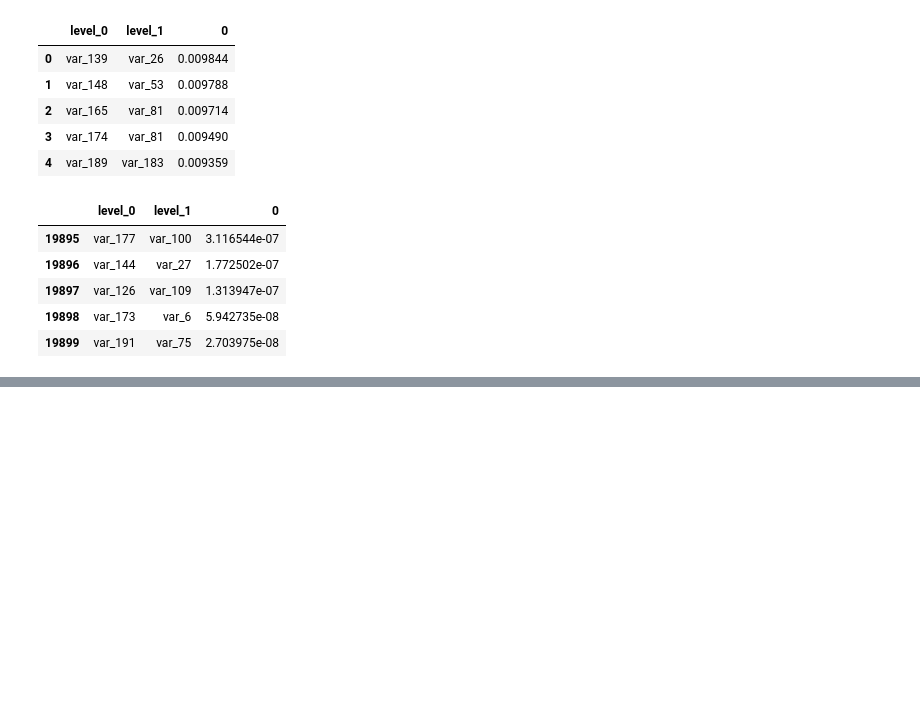
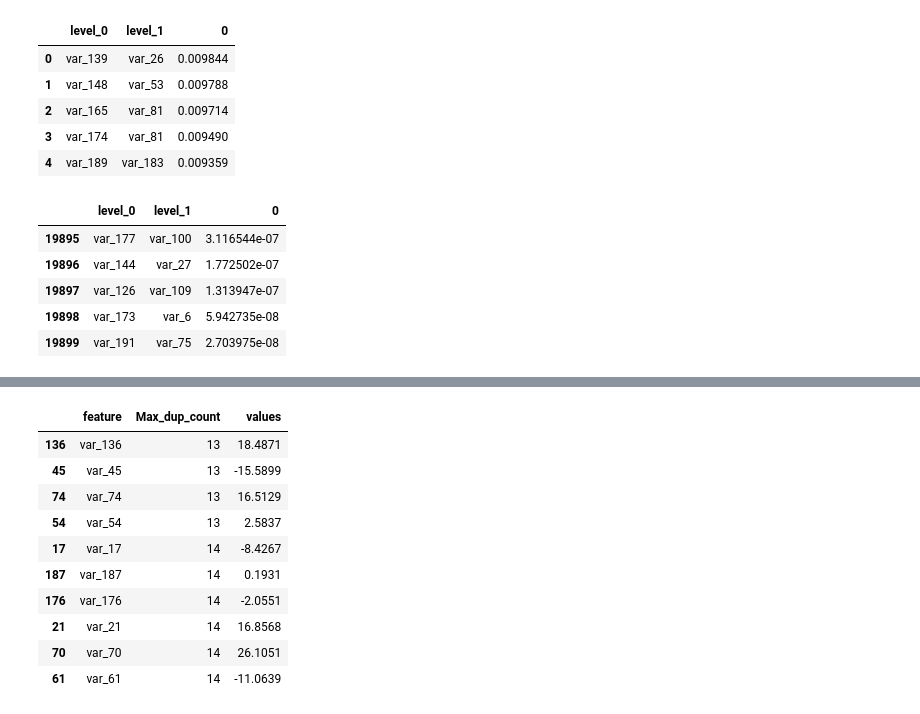
Before and after one commit to miniii222/kaggle, a Jupyter notebook: Santander_Customer_Transaction_Prediction/eda/01-1.EDA_overall.ipynb, the cells around one changed output, grey strips where cells are left out. Drawn from its saved outputs; the diff is of its cells as text; code cells hidden in the pictures; blank space fills up the shorter version.

```diff
--- a/Santander_Customer_Transaction_Prediction/eda/01-1.EDA_overall.ipynb
+++ b/Santander_Customer_Transaction_Prediction/eda/01-1.EDA_overall.ipynb
@@ -236,0 +276,16 @@ correlations_df.tail()
+# %%
+test_unique_max = pd.DataFrame(test_unique_max, columns = ['feature', 'Max_dup_count','values'])
+test_unique_max = test_unique_max.sort_values(['Max_dup_count'], ascending=True)
+test_unique_max.head(10)
+# %% [output]
+|  | feature | Max_dup_count | values |
+| 136 | var_136 | 13 | 18.4871 |
+| 45 | var_45 | 13 | -15.5899 |
+| 74 | var_74 | 13 | 16.5129 |
+| 54 | var_54 | 13 | 2.5837 |
+| 17 | var_17 | 14 | -8.4267 |
+| 187 | var_187 | 14 | 0.1931 |
+| 176 | var_176 | 14 | -2.0551 |
+| 21 | var_21 | 14 | 16.8568 |
+| 70 | var_70 | 14 | 26.1051 |
+| 61 | var_61 | 14 | -11.0639 |
```
Also changed, not shown: parts of 6 cells of this notebook.
